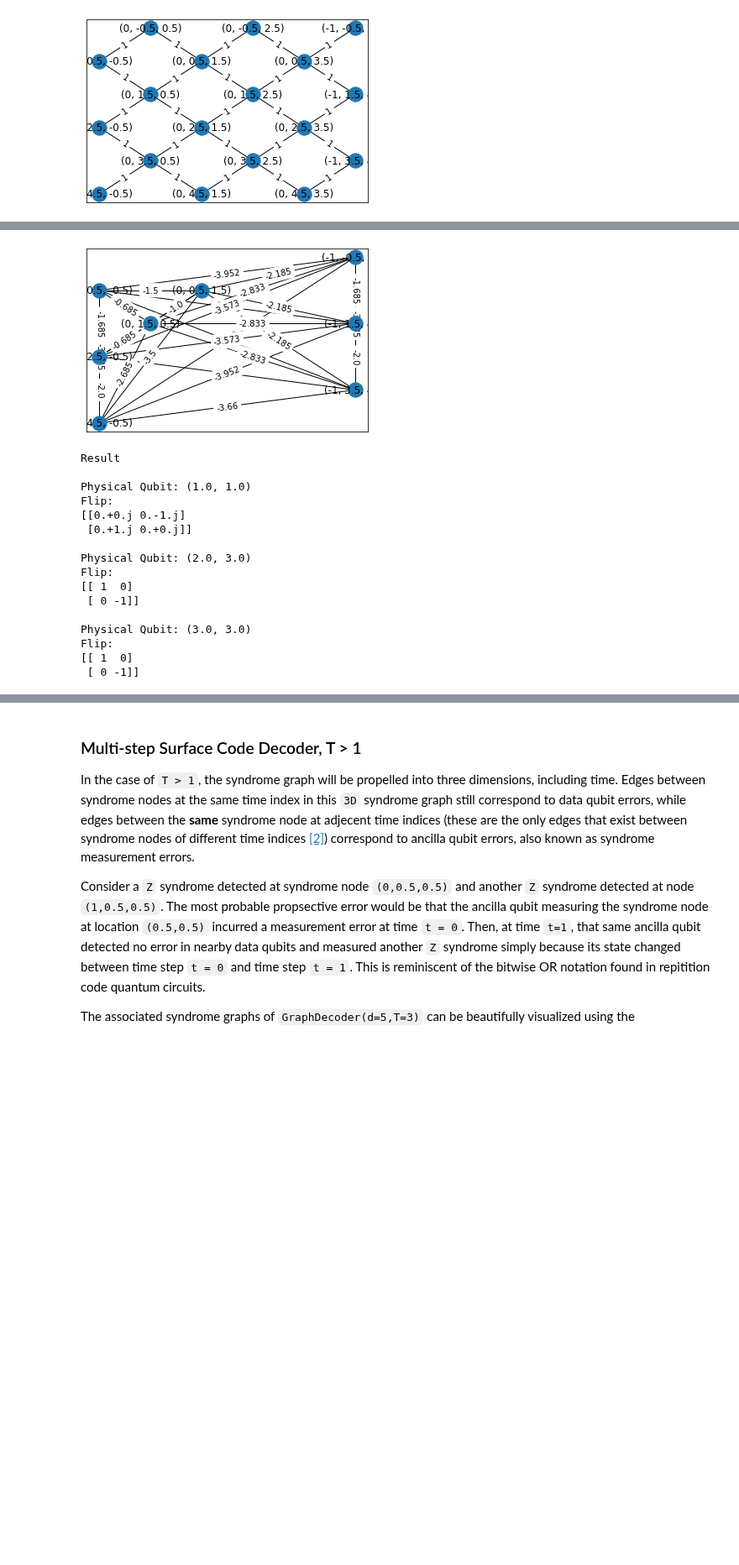
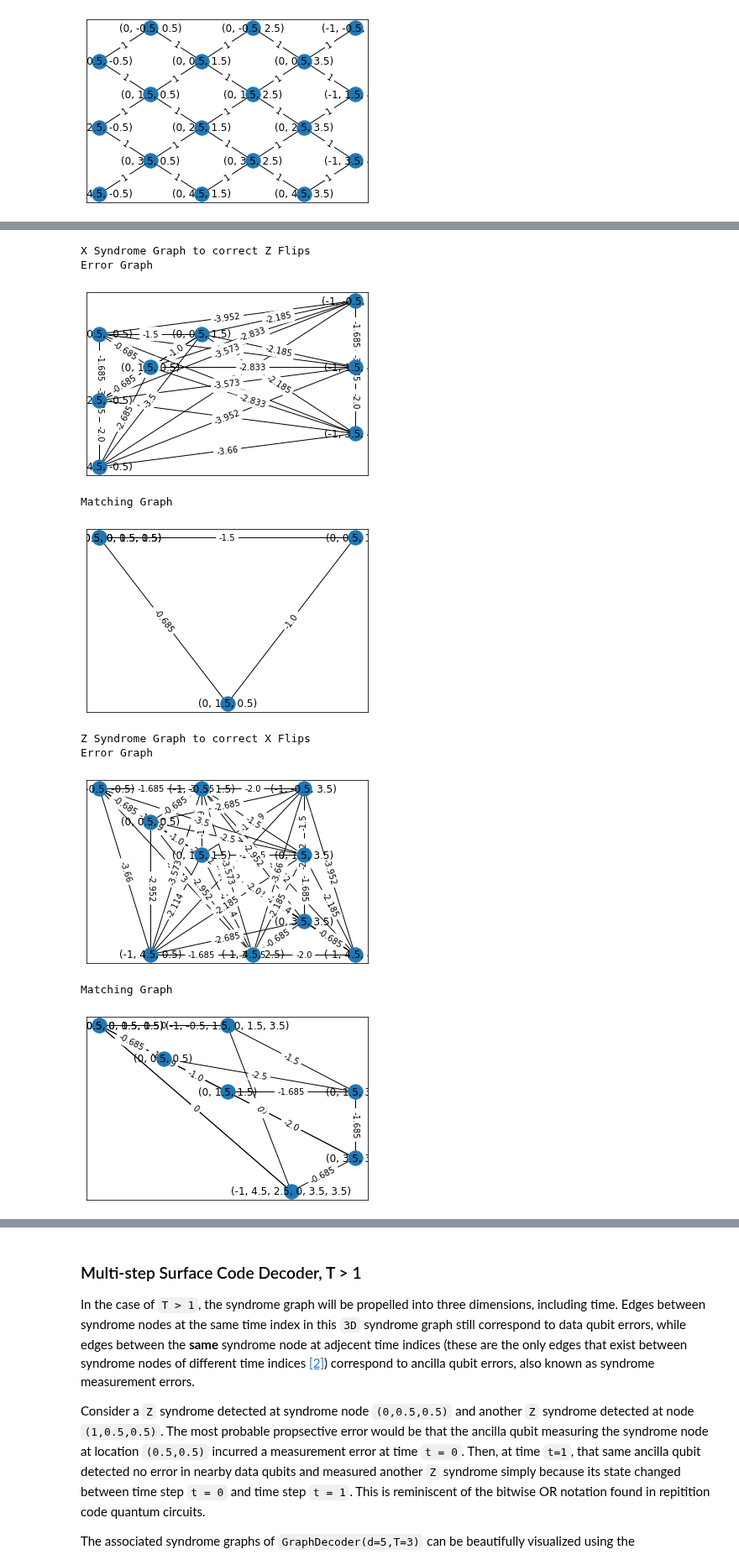
Before and after one commit to yaleqc/qtcodes, a Jupyter notebook: tutorials/2_surface_code_decoding.ipynb, the cells around one changed output, grey strips where cells are left out. Shown at 84% size. Cells and saved outputs as stored; diff of their text form; code cells hidden in the pictures; blank space fills up the shorter version.

```diff
--- a/tutorials/2_surface_code_decoding.ipynb
+++ b/tutorials/2_surface_code_decoding.ipynb
@@ -126,44 +153,44 @@ When there are multiple shortest paths between syndrome nodes on a syndrome grap
 The aformentioned `error_graph` now edge weights (formerly `-|e|`) increased by degeneracy counts as shown above. A more detailed derivation can be found in reference [1](https://arxiv.org/abs/1709.02154).
 
 As shown below, an `error_graph` under degeneracy considerations has adjusted edge weights.
-# %%
-decoder = GraphDecoder(5,1)
-p = 0.1
-syndromes_x = [(0,1.5,.5),(0,.5,1.5)]
-error_graph_x, paths_x = decoder.make_error_graph(syndromes_x,'X',err_prob=p)
-decoder.graph_2D(error_graph_x, "weight")
-# %% [output]
-[figure, removed]
 # %%
+decoder = GraphDecoder(5,1)
+p = 0.1
+print("X Syndrome Graph to correct Z Flips")
+syndromes_x = [(0,1.5,.5),(0,.5,1.5)]
+error_graph_x, paths_x = decoder.make_error_graph(syndromes_x,'X', err_prob=p)
+print("Error Graph")
+decoder.graph_2D(error_graph_x, "weight")
 matching_graph_x = decoder.matching_graph(error_graph_x,'X')
+print("Matching Graph")
+decoder.graph_2D(matching_graph_x, "weight")
 matches_x = decoder.matching(matching_graph_x,'X')
 flips_x = decoder.calculate_qubit_flips(matches_x, paths_x,'X')
 
+print("Z Syndrome Graph to correct X Flips")
 syndromes_z = [(0,0.5,0.5),(0,1.5,1.5),(0,1.5,3.5), (0,3.5,3.5)]
-error_graph_z, paths_z = decoder.make_error_graph(syndromes_z,'Z')
+error_graph_z, paths_z = decoder.make_error_graph(syndromes_z,'Z', err_prob=p)
+print("Error Graph")
+decoder.graph_2D(error_graph_z, "weight")
 matching_graph_z = decoder.matching_graph(error_graph_z,'Z')
+print("Matching Graph")
+decoder.graph_2D(matching_graph_z, "weight")
 matches_z = decoder.matching(matching_graph_z,'Z')
 flips_z = decoder.calculate_qubit_flips(matches_z, paths_z,'Z')
+flips = {"X": flips_x, "Z": flips_z}
+flips = decoder.net_qubit_flips(flips)
 
-flips = decoder.net_qubit_flips(flips_x, flips_z)
-
-print("Result\n")
+print("Net Result\n")
 for qubit, flip in flips.items():
     print("Physical Qubit: " + str(qubit) + "\nFlip: " + "\n" + str(flip) +"\n")
 # %% [output]
-Result
-
-Physical Qubit: (1.0, 1.0)
-Flip:
-[[0.+0.j 0.-1.j]
- [0.+1.j 0.+0.j]]
-
-Physical Qubit: (2.0, 3.0)
-Flip:
-[[ 1  0]
- [ 0 -1]]
-
-Physical Qubit: (3.0, 3.0)
-Flip:
-[[ 1  0]
- [ 0 -1]]
+X Syndrome Graph to correct Z Flips
+Error Graph
+[figure, added]
+Matching Graph
+[figure, added]
+Z Syndrome Graph to correct X Flips
+Error Graph
+[figure, added]
+Matching Graph
+[figure, added]
```
Also changed, not shown: parts of 17 cells of this notebook, 4 other files.
